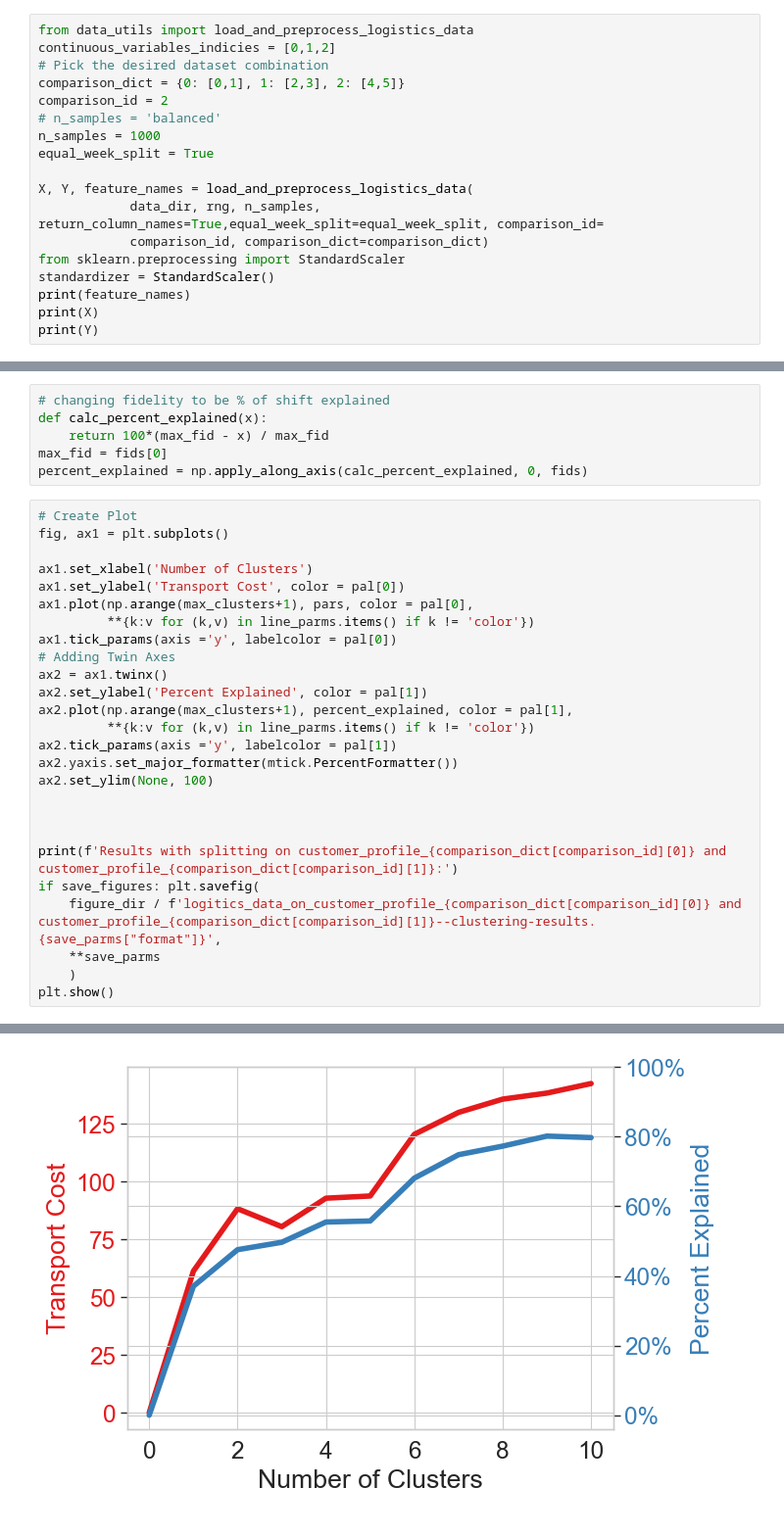
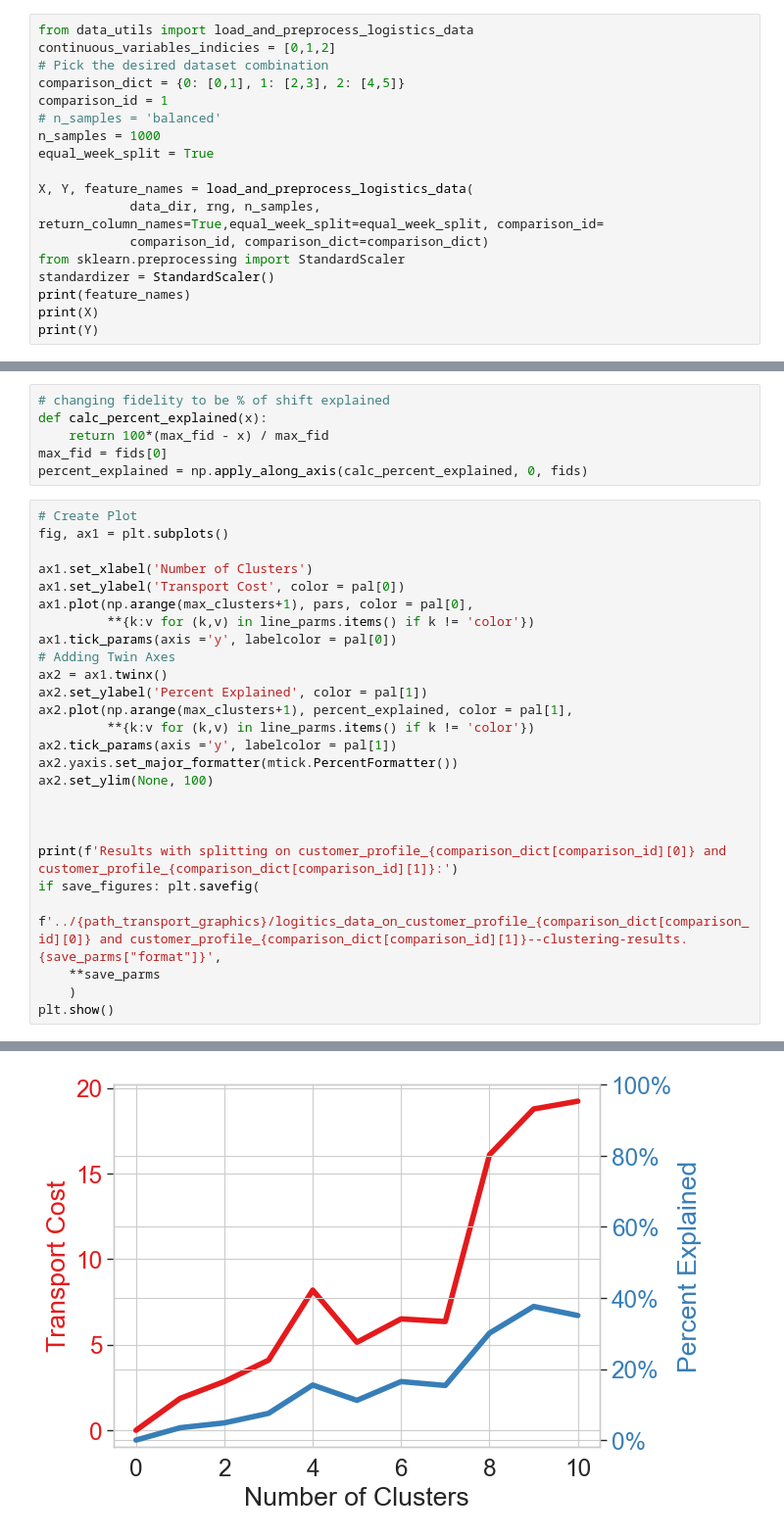
Before and after one commit to TrulySanae/PAMI_Projekt, a Jupyter notebook: Shift_Explanation/adult-income-experiment.ipynb, the cells around one changed output, grey strips where cells are left out. Shown: that part at 98% size. Drawn from its saved outputs; the diff is of its cells as text.

```diff
--- a/Shift_Explanation/adult-income-experiment.ipynb
+++ b/Shift_Explanation/adult-income-experiment.ipynb
@@ -48,7 +52,7 @@ from data_utils import load_and_preprocess_logistics_data
 continuous_variables_indicies = [0,1,2]
 # Pick the desired dataset combination
 comparison_dict = {0: [0,1], 1: [2,3], 2: [4,5]}
-comparison_id = 2
+comparison_id = 1
 # n_samples = 'balanced'
 n_samples = 1000
 equal_week_split = True
@@ -212,7 +216,7 @@ ax2.set_ylim(None, 100)
 
 print(f'Results with splitting on customer_profile_{comparison_dict[comparison_id][0]} and customer_profile_{comparison_dict[comparison_id][1]}:')
 if save_figures: plt.savefig(
-    figure_dir / f'logitics_data_on_customer_profile_{comparison_dict[comparison_id][0]} and customer_profile_{comparison_dict[comparison_id][1]}--clustering-results.{save_parms["format"]}',
+    f'../{path_transport_graphics}/logitics_data_on_customer_profile_{comparison_dict[comparison_id][0]} and customer_profile_{comparison_dict[comparison_id][1]}--clustering-results.{save_parms["format"]}',
     **save_parms
     )
 plt.show()
@@ -221,4 +225,4 @@ Results with splitting on customer_profile_4 and customer_profile_5:
-[figure, old version]
+[figure, new version]
 # %%
 customer_profile_0_means = {}
 customer_profile_1_means = {}
```
Also changed, not shown: parts of 6 cells of this notebook, 3 other files.
